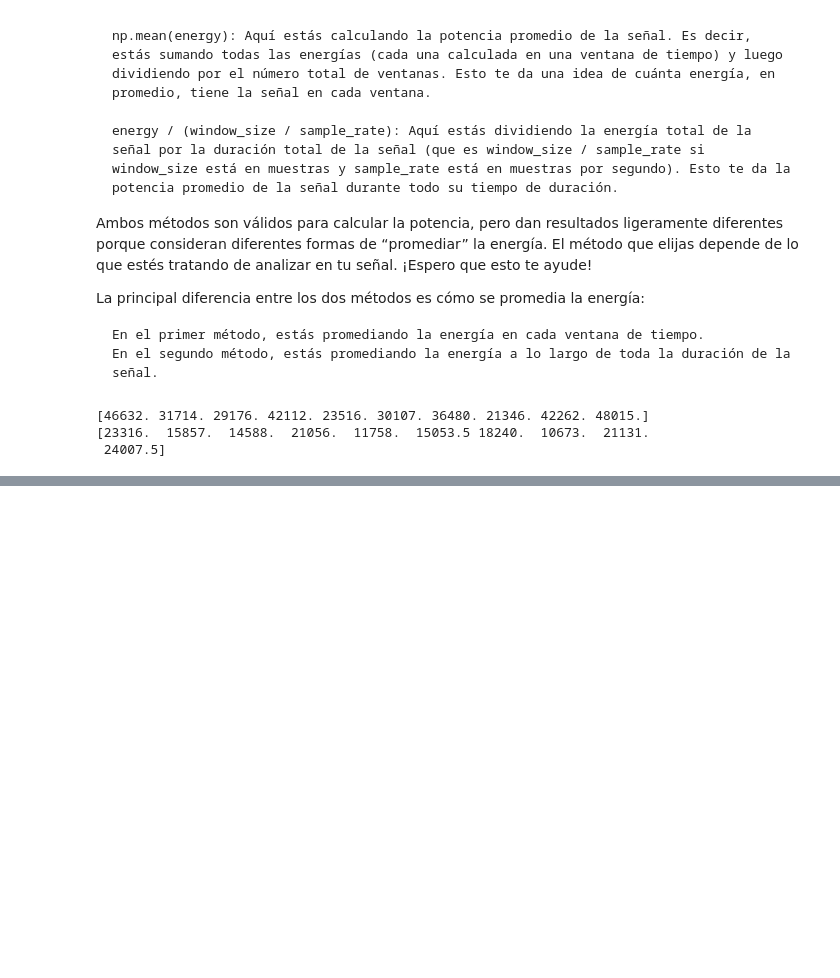
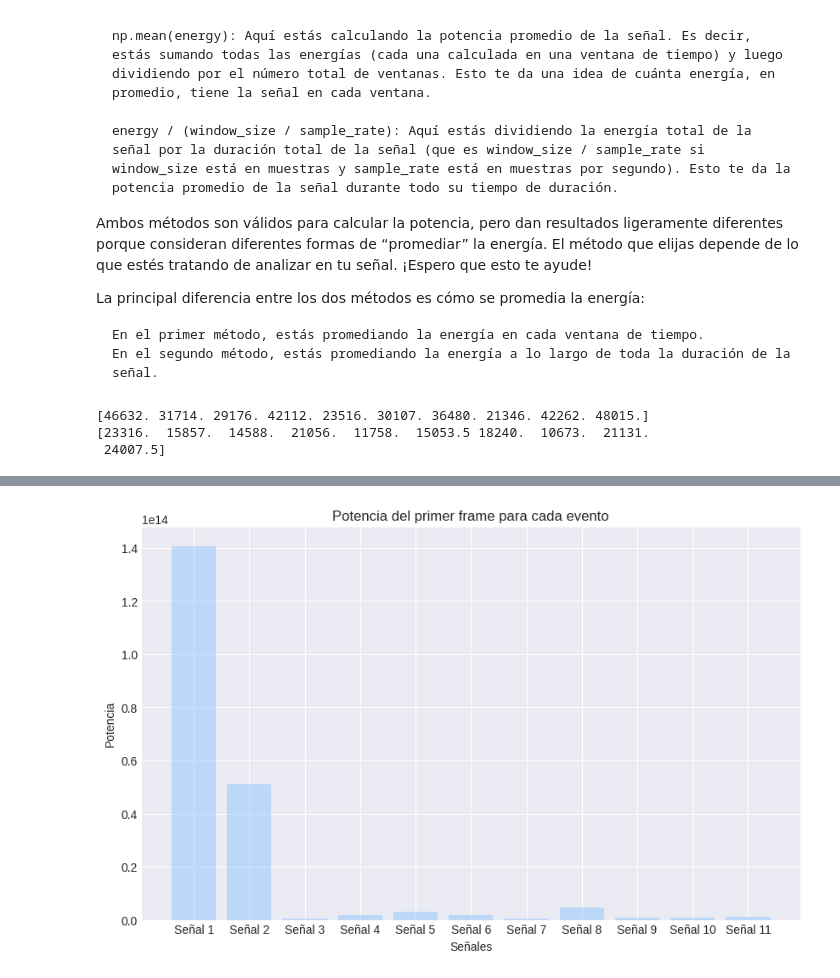
Before and after one commit to simonvidal99/Trigger, a Jupyter notebook: energy.ipynb, the cells around one changed output, grey strips where cells are left out. Cells and saved outputs as stored; diff of their text form; code cells hidden in the pictures; blank space fills up the shorter version.

```diff
--- a/energy.ipynb
+++ b/energy.ipynb
@@ -500,0 +556,24 @@ power_events[0].size
+# %%
+# Extraemos el primer elemento de cada array
+primer_frame = [evento[0] for evento in power_events]
+
+# Creamos las etiquetas para cada señal
+labels = ['Señal {}'.format(i+1) for i in range(len(primer_frame))]
+
+# Creamos una figura con un tamaño específico
+plt.figure(figsize=(10, 6))
+
+# Creamos el gráfico de barras
+y_pos = np.arange(len(labels))
+plt.bar(y_pos, primer_frame, align='center', alpha=0.5)
+plt.xticks(y_pos, labels)
+
+# Agregamos títulos y etiquetas
+plt.title('Potencia del primer frame para cada evento')
+plt.xlabel('Señales')
+plt.ylabel('Potencia')
+
+# Mostramos el gráfico
+plt.show()
+# %% [output]
+[figure, added]
```
Also changed, not shown: parts of 14 cells of this notebook.
